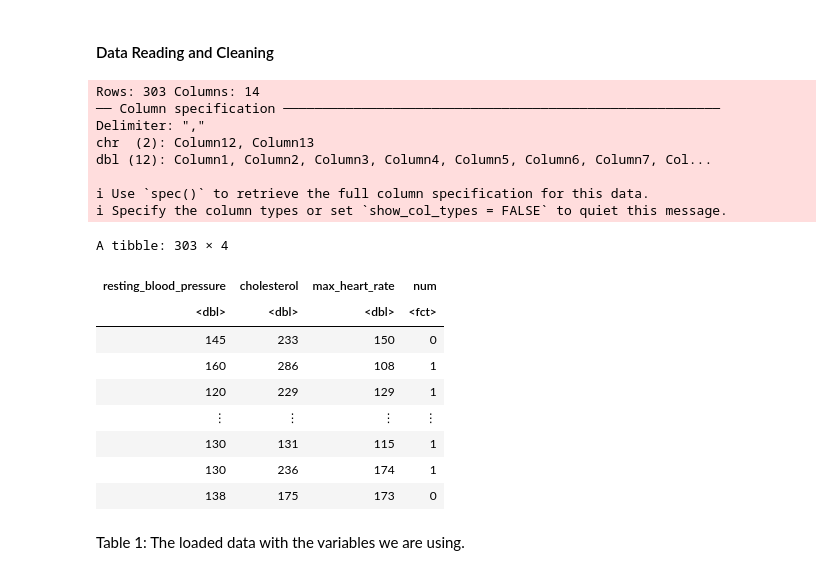
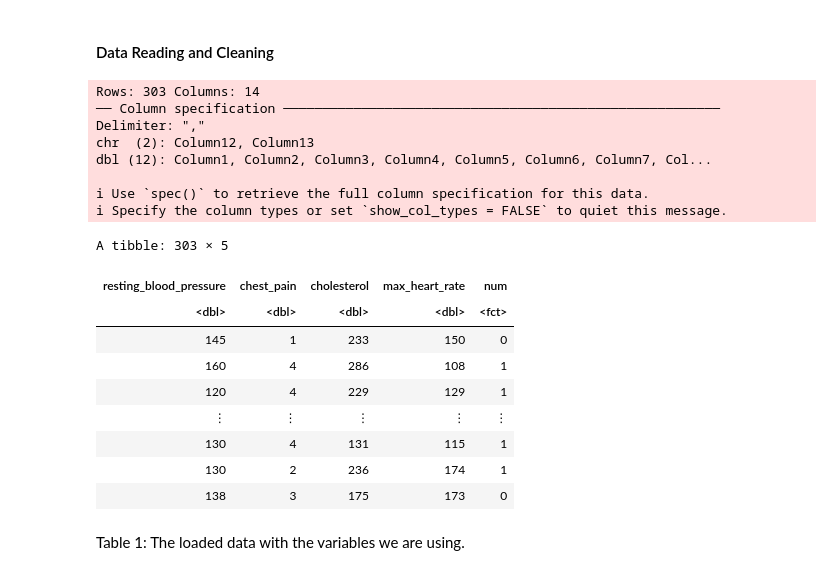
Before and after one commit to Yusen121/heart_disease_simple, a Jupyter notebook: data/group_project_report.ipynb, the cells around one changed output. Saved outputs shown, nothing was run; the diff lists cells and outputs as text; code cells hidden in the pictures.

```diff
--- a/data/group_project_report.ipynb
+++ b/data/group_project_report.ipynb
@@ -44,49 +62,46 @@ heart_disease_data <- heart_disease_data |>
                             oldpeak = Column10,
                             slope = Column11,
                             ca = Column12,
                             thal = Column13,
                             num = Column14) |>
-    mutate(sex = as.factor(sex),
-          chest_pain = as.factor(chest_pain),
-          fasting_blood_sugar = as.factor(fasting_blood_sugar),
-          rest_ecg = as.factor(rest_ecg),
-          exercised_ind_angina = as.factor(exercised_ind_angina),
-          num = as.factor(num),
+    mutate(num = as.factor(num),
           thal = na_if(thal, '?'),
           thal = as.factor(thal),
           ca = na_if(ca, '?'),
           ca = as.numeric(ca),
           num = replace(num, num == 2, 1),
           num = replace(num, num == 3, 1),
           num = replace(num, num == 4, 1)) |>
     select(resting_blood_pressure,
+           chest_pain,
            cholesterol,
            max_heart_rate,
            num) |>
     filter(resting_blood_pressure != is.na(resting_blood_pressure),
+           chest_pain != is.na(chest_pain),
            cholesterol != is.na(cholesterol),
            max_heart_rate != is.na(max_heart_rate),
            num != is.na(num))
 heart_disease_data
 # %% [output]
 Rows: 303 Columns: 14
 ── Column specification ────────────────────────────────────────────────────────
 Delimiter: ","
 chr  (2): Column12, Column13
 dbl (12): Column1, Column2, Column3, Column4, Column5, Column6, Column7, Col...
 
 ℹ Use `spec()` to retrieve the full column specification for this data.
 ℹ Specify the column types or set `show_col_types = FALSE` to quiet this message.
-A tibble: 303 × 4
+A tibble: 303 × 5
-| resting_blood_pressure | cholesterol | max_heart_rate | num |
-| <dbl> | <dbl> | <dbl> | <fct> |
-| 145 | 233 | 150 | 0 |
-| 160 | 286 | 108 | 1 |
-| 120 | 229 | 129 | 1 |
-| ⋮ | ⋮ | ⋮ | ⋮ |
-| 130 | 131 | 115 | 1 |
-| 130 | 236 | 174 | 1 |
-| 138 | 175 | 173 | 0 |
+| resting_blood_pressure | chest_pain | cholesterol | max_heart_rate | num |
+| <dbl> | <dbl> | <dbl> | <dbl> | <fct> |
+| 145 | 1 | 233 | 150 | 0 |
+| 160 | 4 | 286 | 108 | 1 |
+| 120 | 4 | 229 | 129 | 1 |
+| ⋮ | ⋮ | ⋮ | ⋮ | ⋮ |
+| 130 | 4 | 131 | 115 | 1 |
+| 130 | 2 | 236 | 174 | 1 |
+| 138 | 3 | 175 | 173 | 0 |
 # %% [markdown]
 Table 1: The loaded data with the variables we are using.
 # %% [markdown]
```
Also changed, not shown: parts of 8 cells of this notebook.
